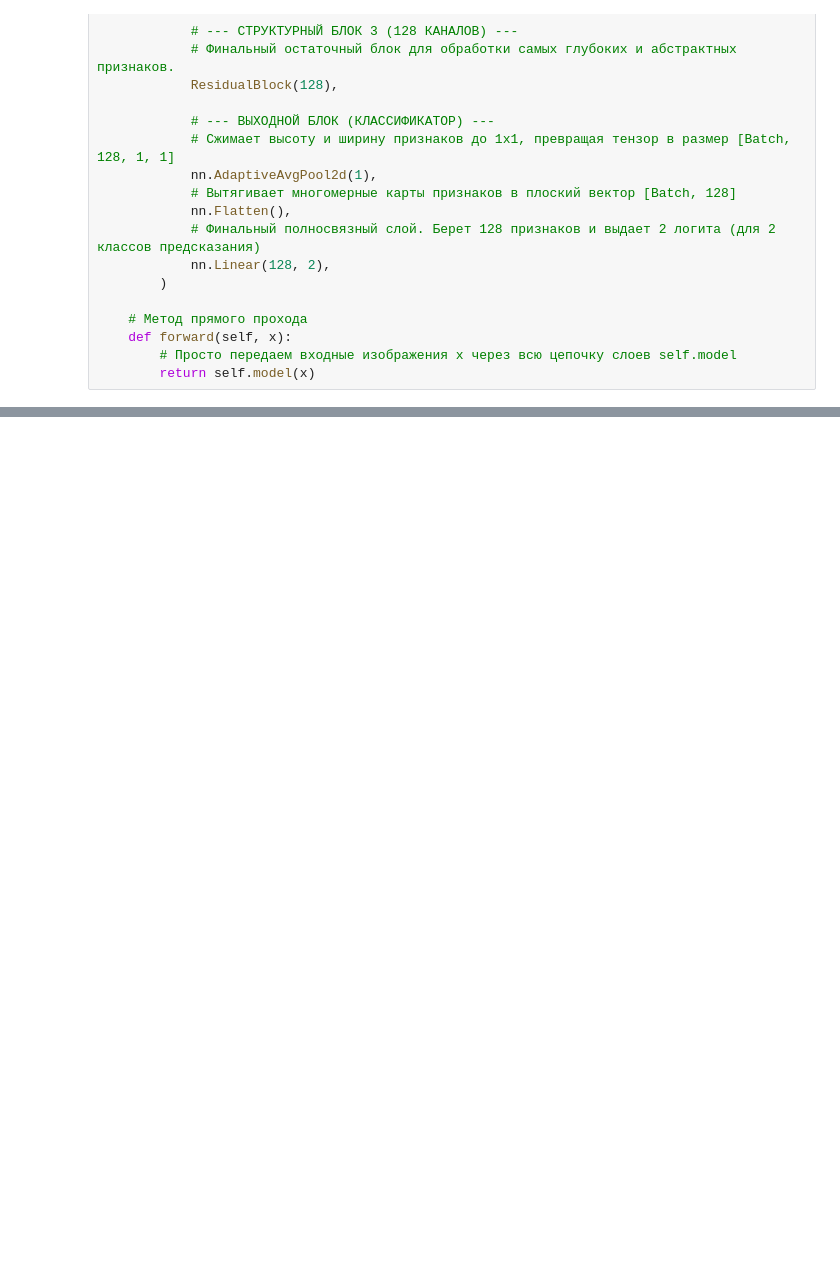
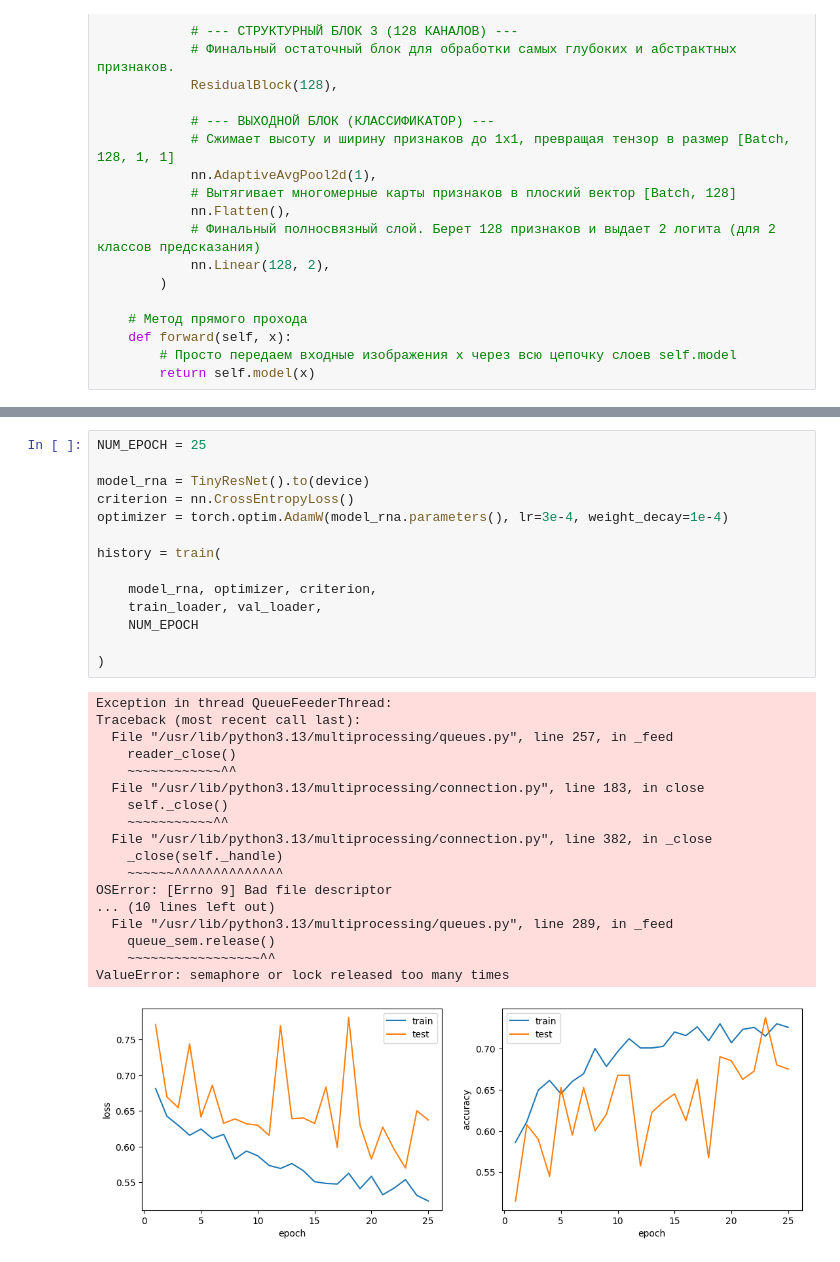
Before and after one commit to k1-r1ll/pytorch, a Jupyter notebook: pytorch4_collab.ipynb, the cells around one changed output, grey strips where cells are left out. Cells and saved outputs as stored; diff of their text form; blank space fills up the shorter version.

```diff
--- a/pytorch4_collab.ipynb
+++ b/pytorch4_collab.ipynb
@@ -847,0 +862,33 @@ Epoch: 10, loss: 0.7609509229660034, accuracy: 0.5725
+# %%
+NUM_EPOCH = 25
+
+model_rna = TinyResNet().to(device)
+criterion = nn.CrossEntropyLoss()
+optimizer = torch.optim.AdamW(model_rna.parameters(), lr=3e-4, weight_decay=1e-4)
+
+history = train(
+
+    model_rna, optimizer, criterion,
+    train_loader, val_loader,
+    NUM_EPOCH
+
+)
+# %% [output]
+Exception in thread QueueFeederThread:
+Traceback (most recent call last):
+  File "/usr/lib/python3.13/multiprocessing/queues.py", line 257, in _feed
+    reader_close()
+    ~~~~~~~~~~~~^^
+  File "/usr/lib/python3.13/multiprocessing/connection.py", line 183, in close
+    self._close()
+    ~~~~~~~~~~~^^
+  File "/usr/lib/python3.13/multiprocessing/connection.py", line 382, in _close
+    _close(self._handle)
+    ~~~~~~^^^^^^^^^^^^^^
+OSError: [Errno 9] Bad file descriptor
+... (10 lines left out)
+  File "/usr/lib/python3.13/multiprocessing/queues.py", line 289, in _feed
+    queue_sem.release()
+    ~~~~~~~~~~~~~~~~~^^
+ValueError: semaphore or lock released too many times
+[figure, added]
```
Also changed, not shown: parts of 8 cells of this notebook.
